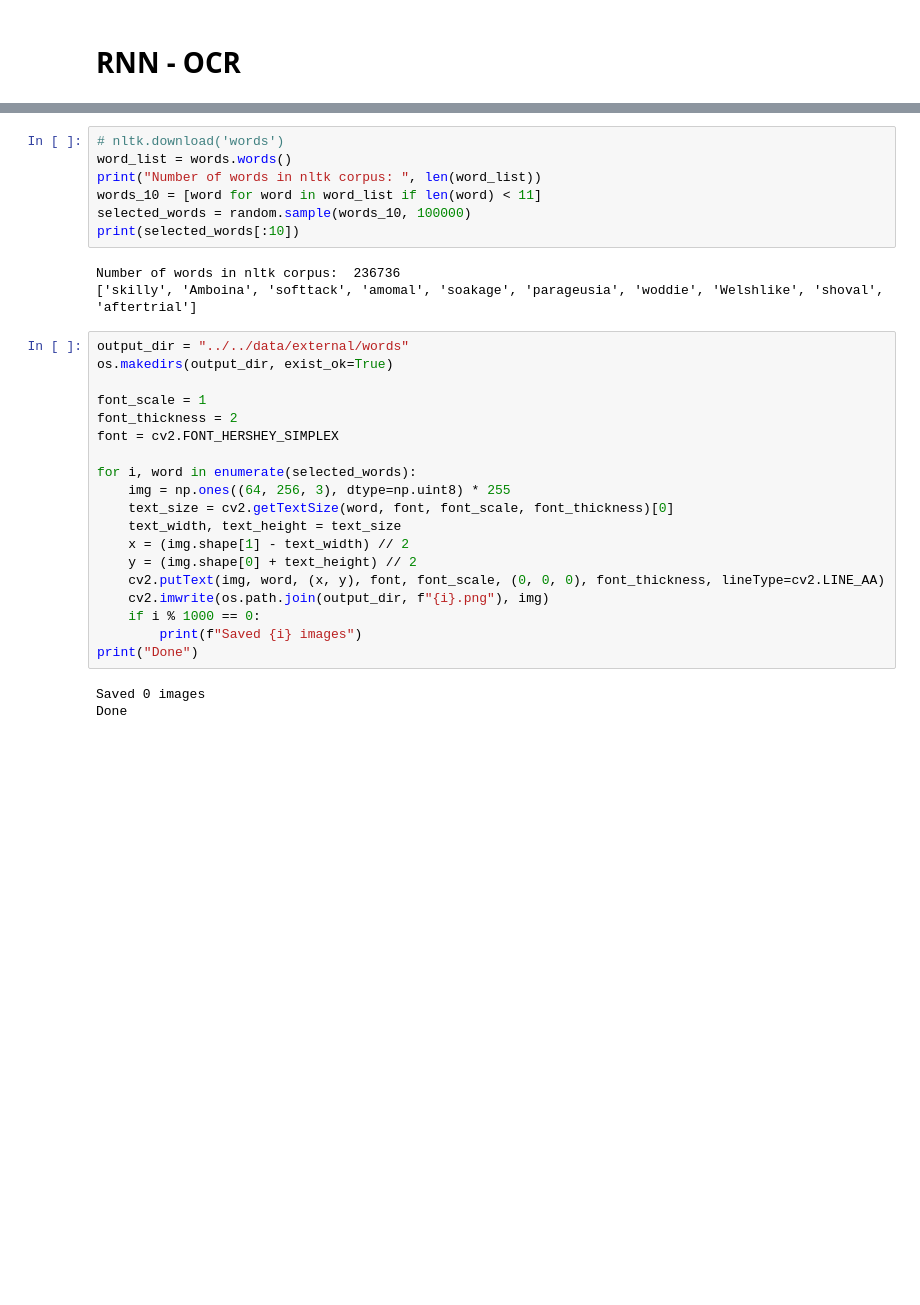
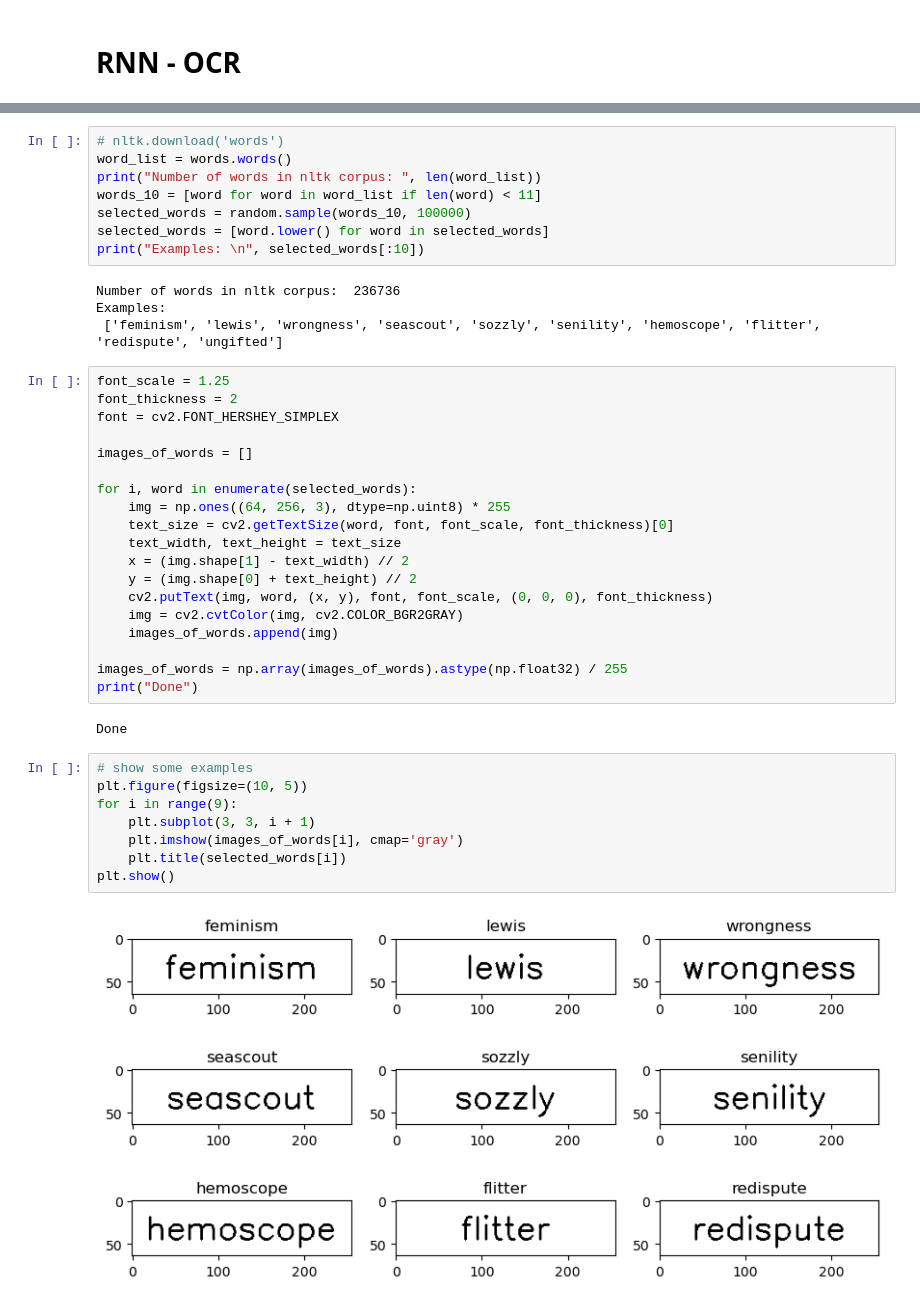
Before and after one commit to Abhinav7R/ML-kit, a Jupyter notebook: assignments/5/RNNOCR.ipynb, the cells around one changed output, grey strips where cells are left out. Saved outputs shown, nothing was run; the diff lists cells and outputs as text; blank space fills up the shorter version.

```diff
--- a/assignments/5/RNNOCR.ipynb
+++ b/assignments/5/RNNOCR.ipynb
@@ -14,17 +20,18 @@ word_list = words.words()
 print("Number of words in nltk corpus: ", len(word_list))
 words_10 = [word for word in word_list if len(word) < 11]
 selected_words = random.sample(words_10, 100000)
-print(selected_words[:10])
+selected_words = [word.lower() for word in selected_words]
+print("Examples: \n", selected_words[:10])
 # %% [output]
 Number of words in nltk corpus:  236736
-['skilly', 'Amboina', 'softtack', 'amomal', 'soakage', 'parageusia', 'woddie', 'Welshlike', 'shoval', 'aftertrial']
+Examples:
+ ['feminism', 'lewis', 'wrongness', 'seascout', 'sozzly', 'senility', 'hemoscope', 'flitter', 'redispute', 'ungifted']
 # %%
-output_dir = "../../data/external/words"
-os.makedirs(output_dir, exist_ok=True)
-
-font_scale = 1
+font_scale = 1.25
 font_thickness = 2
 font = cv2.FONT_HERSHEY_SIMPLEX
+
+images_of_words = []
 
 for i, word in enumerate(selected_words):
     img = np.ones((64, 256, 3), dtype=np.uint8) * 255
@@ -32,11 +39,21 @@ for i, word in enumerate(selected_words):
     text_width, text_height = text_size
     x = (img.shape[1] - text_width) // 2
     y = (img.shape[0] + text_height) // 2
-    cv2.putText(img, word, (x, y), font, font_scale, (0, 0, 0), font_thickness, lineType=cv2.LINE_AA)
-    cv2.imwrite(os.path.join(output_dir, f"{i}.png"), img)
-    if i % 1000 == 0:
-        print(f"Saved {i} images")
+    cv2.putText(img, word, (x, y), font, font_scale, (0, 0, 0), font_thickness)
+    img = cv2.cvtColor(img, cv2.COLOR_BGR2GRAY)
+    images_of_words.append(img)
+
+images_of_words = np.array(images_of_words).astype(np.float32) / 255
 print("Done")
 # %% [output]
-Saved 0 images
 Done
+# %%
+# show some examples
+plt.figure(figsize=(10, 5))
+for i in range(9):
+    plt.subplot(3, 3, i + 1)
+    plt.imshow(images_of_words[i], cmap='gray')
+    plt.title(selected_words[i])
+plt.show()
+# %% [output]
+[figure, added]
```
Also changed, not shown: parts of 15 cells of this notebook.
